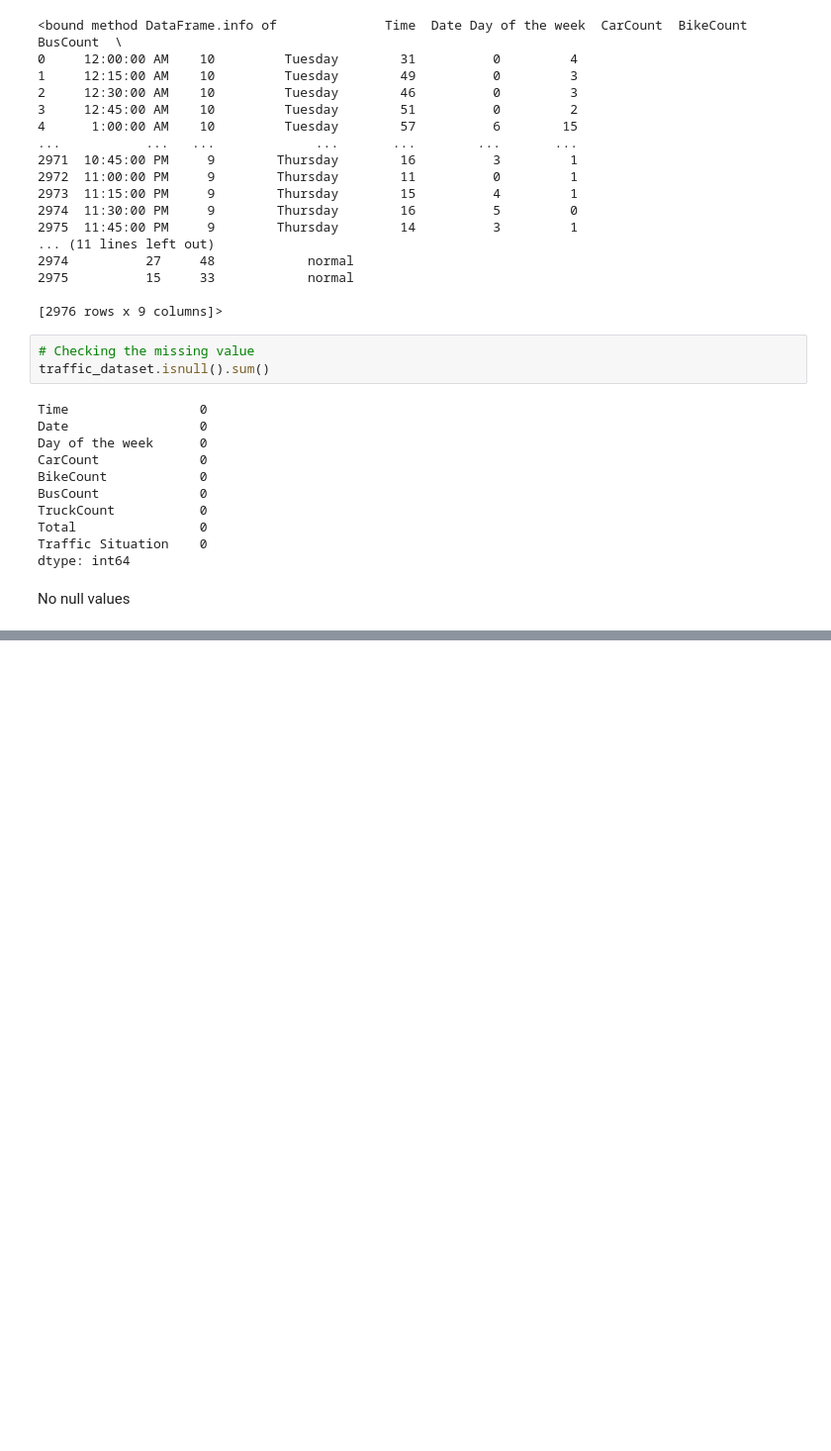
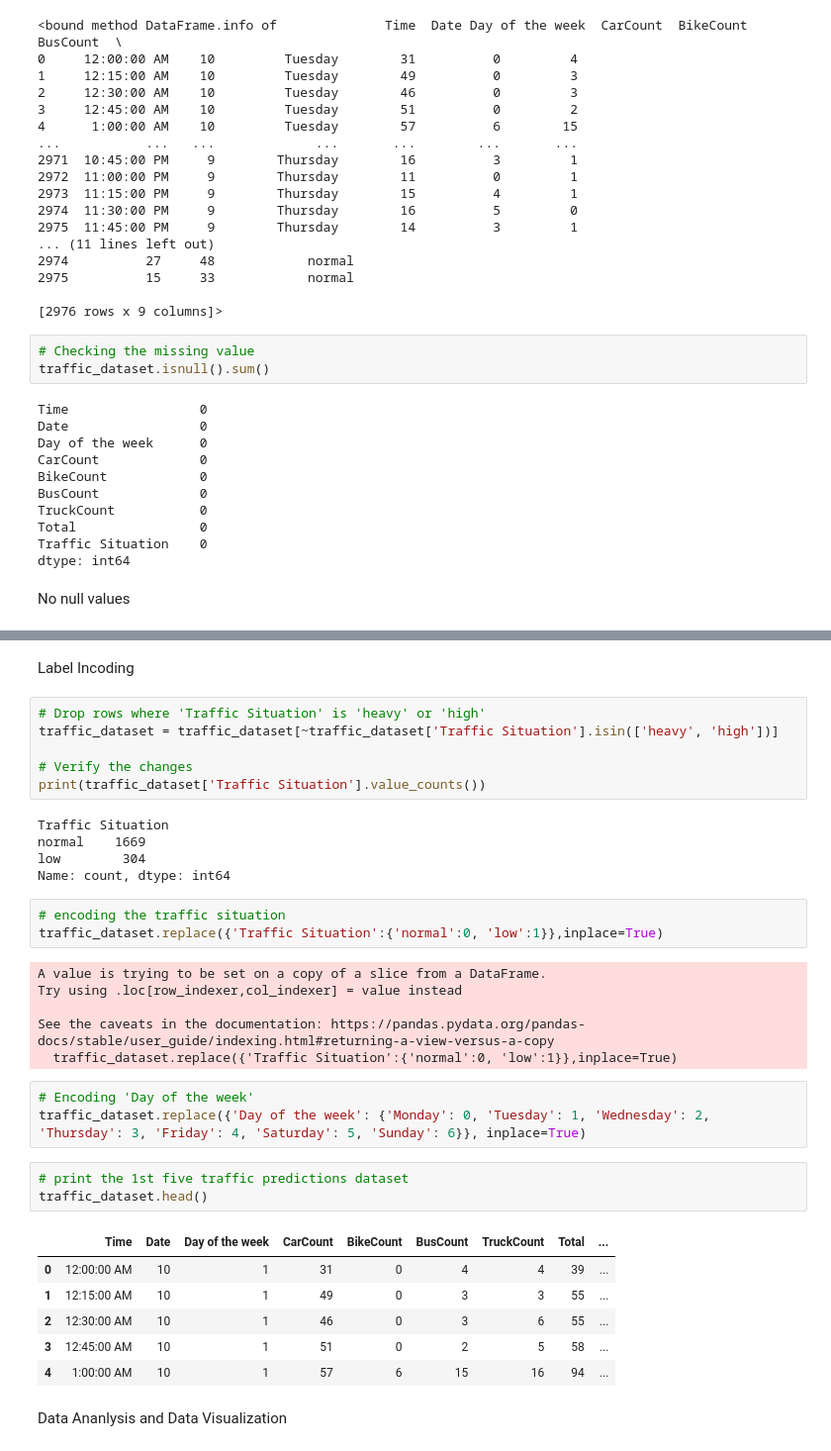
Before and after one commit to ayush2281/TrafficPrediction_Proj, a Jupyter notebook: TrafficPredictionProj.ipynb, the cells around one changed output, grey strips where cells are left out. Shown: that part at 99% size. Saved outputs shown, nothing was run; the diff lists cells and outputs as text; blank space fills up the shorter version.

```diff
--- a/TrafficPredictionProj.ipynb
+++ b/TrafficPredictionProj.ipynb
@@ -195,0 +111,37 @@ ValueError: Could not interpret value `Traffic Sitaution` for `hue`. An entry wi
+# %% [markdown]
+Label Incoding
+# %%
+# Drop rows where 'Traffic Situation' is 'heavy' or 'high'
+traffic_dataset = traffic_dataset[~traffic_dataset['Traffic Situation'].isin(['heavy', 'high'])]
+
+# Verify the changes
+print(traffic_dataset['Traffic Situation'].value_counts())
+# %% [output]
+Traffic Situation
+normal    1669
+low        304
+Name: count, dtype: int64
+# %%
+# encoding the traffic situation
+traffic_dataset.replace({'Traffic Situation':{'normal':0, 'low':1}},inplace=True)
+# %% [output]
+A value is trying to be set on a copy of a slice from a DataFrame.
+Try using .loc[row_indexer,col_indexer] = value instead
+
+See the caveats in the documentation: https://pandas.pydata.org/pandas-docs/stable/user_guide/indexing.html#returning-a-view-versus-a-copy
+  traffic_dataset.replace({'Traffic Situation':{'normal':0, 'low':1}},inplace=True)
+# %%
+# Encoding 'Day of the week'
+traffic_dataset.replace({'Day of the week': {'Monday': 0, 'Tuesday': 1, 'Wednesday': 2, 'Thursday': 3, 'Friday': 4, 'Saturday': 5, 'Sunday': 6}}, inplace=True)
+# %%
+# print the 1st five traffic predictions dataset
+traffic_dataset.head()
+# %% [output]
+|  | Time | Date | Day of the week | CarCount | BikeCount | BusCount | TruckCount | Total | ... |
+| 0 | 12:00:00 AM | 10 | 1 | 31 | 0 | 4 | 4 | 39 | ... |
+| 1 | 12:15:00 AM | 10 | 1 | 49 | 0 | 3 | 3 | 55 | ... |
+| 2 | 12:30:00 AM | 10 | 1 | 46 | 0 | 3 | 6 | 55 | ... |
+| 3 | 12:45:00 AM | 10 | 1 | 51 | 0 | 2 | 5 | 58 | ... |
+| 4 | 1:00:00 AM | 10 | 1 | 57 | 6 | 15 | 16 | 94 | ... |
+# %% [markdown]
+Data Ananlysis and Data Visualization
```
Also changed, not shown: parts of 41 cells of this notebook.
